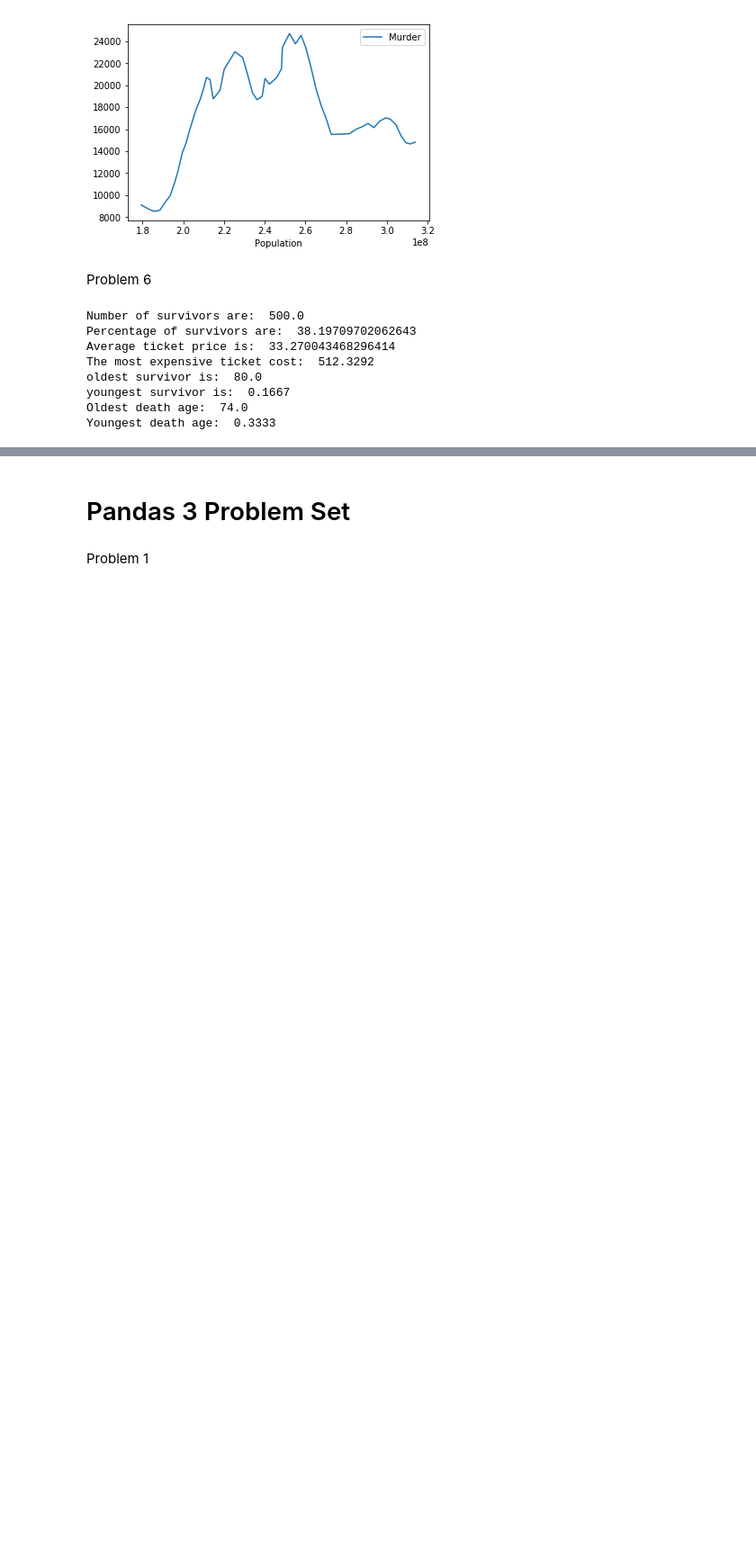
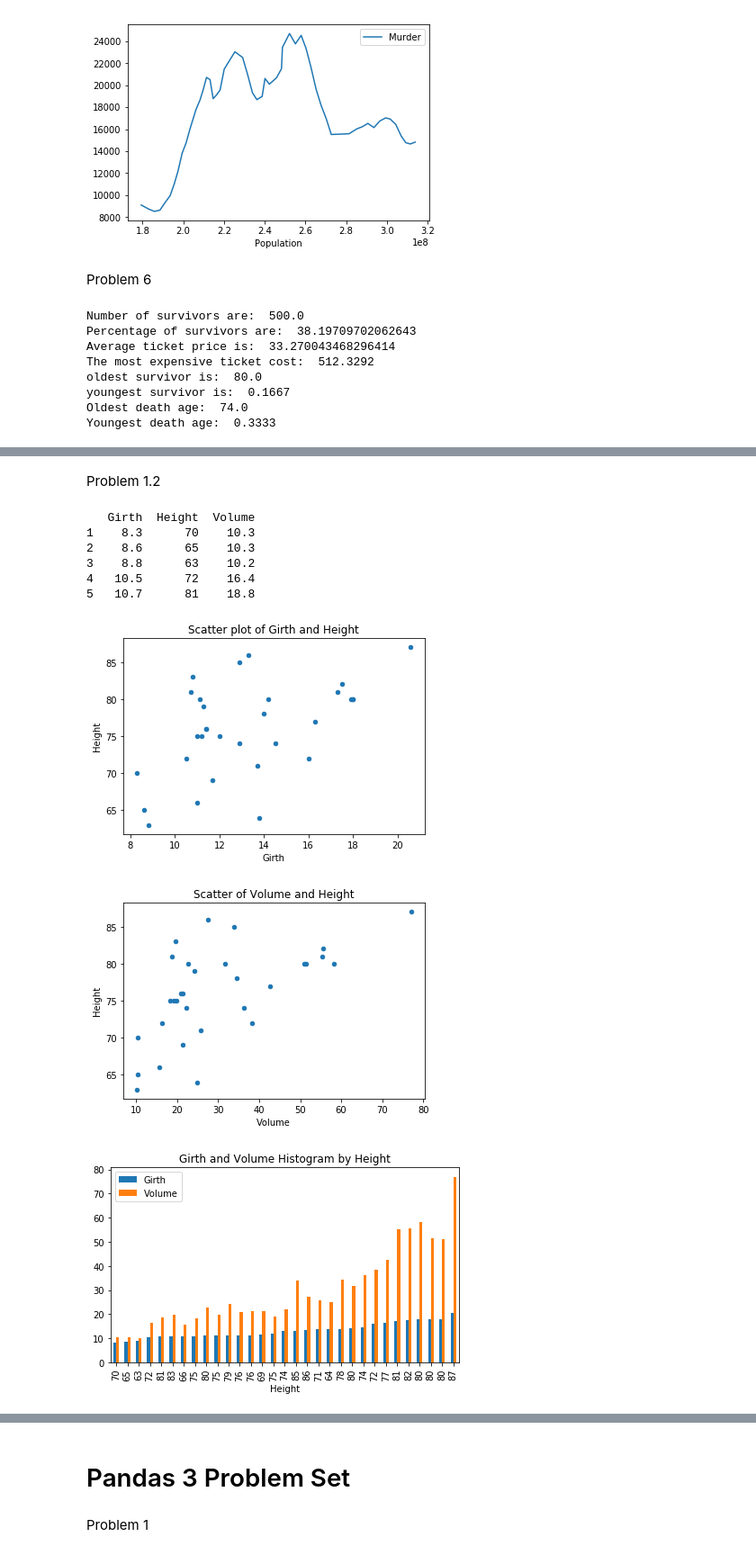
Before and after one commit to keshavchoudhary87/BootCamp2018, a Jupyter notebook: ProbSets/Comp/ProbSet2/ProbSet2.ipynb, the cells around one changed output, grey strips where cells are left out. Shown at 90% size. Saved outputs shown, nothing was run; the diff lists cells and outputs as text; code cells hidden in the pictures; blank space fills up the shorter version.

```diff
--- a/ProbSets/Comp/ProbSet2/ProbSet2.ipynb
+++ b/ProbSets/Comp/ProbSet2/ProbSet2.ipynb
@@ -387,0 +412,27 @@ Youngest death age:  0.3333
+# %% [markdown]
+Problem 1.2
+# %%
+import pandas as pd
+from matplotlib import pyplot as plt
+from pydataset import data
+import numpy as np
+
+data=data('trees')
+print(data.head())
+data.plot(kind="scatter", x='Girth', y='Height')
+plt.title('Scatter plot of Girth and Height')
+data.plot(kind="scatter",x='Volume', y='Height')
+plt.title('Scatter of Volume and Height')
+data.plot(kind="bar",x='Height')
+plt.title('Girth and Volume Histogram by Height')
+plt.tight_layout()
+# %% [output]
+   Girth  Height  Volume
+1    8.3      70    10.3
+2    8.6      65    10.3
+3    8.8      63    10.2
+4   10.5      72    16.4
+5   10.7      81    18.8
+[figure, added]
+[figure, added]
+[figure, added]
```
Also changed, not shown: parts of 15 cells of this notebook.
